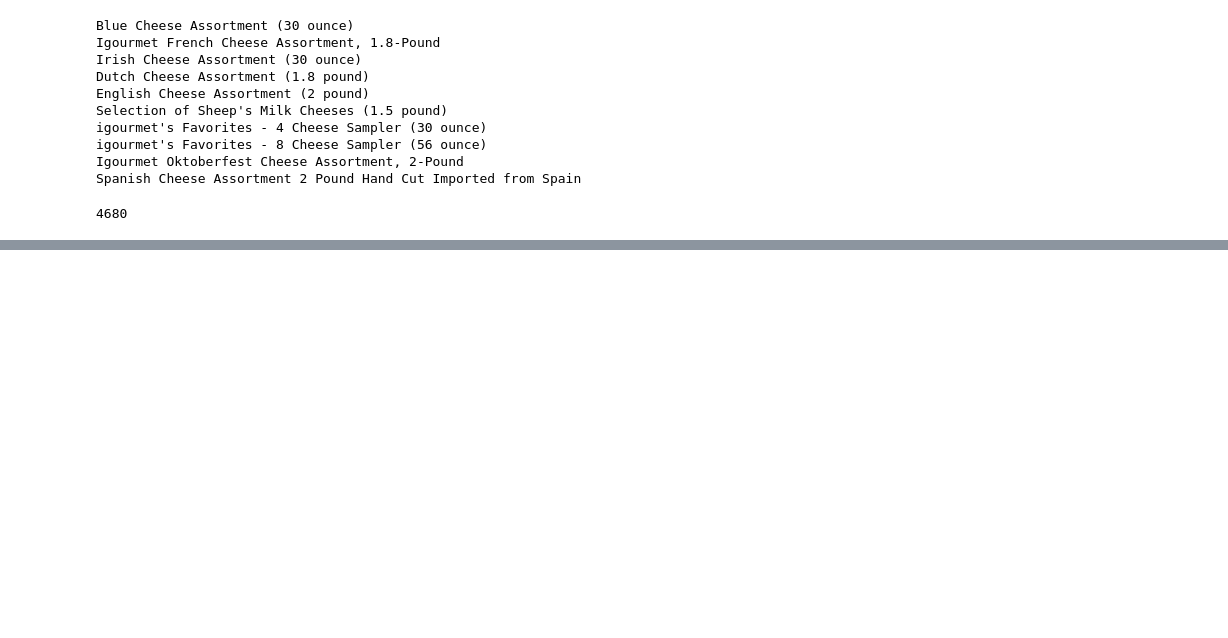
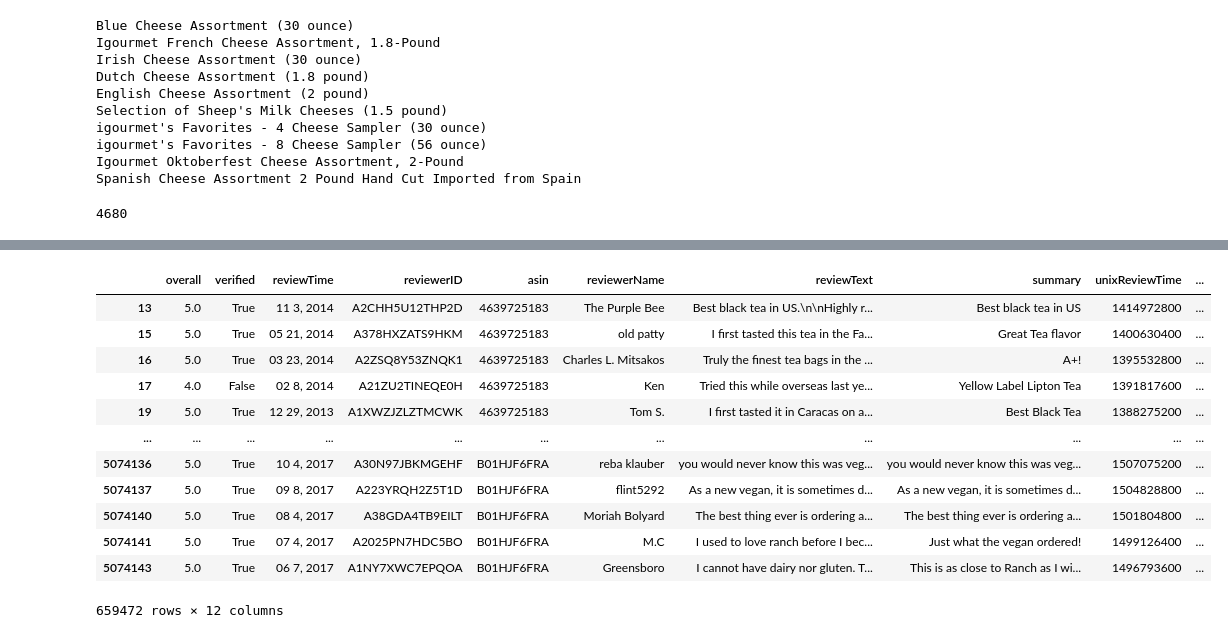
Before and after one commit to Nicoivazquez/Fancy_food_Recommender, a Jupyter notebook: EDA_DataCleanup.ipynb, the cells around one changed output, grey strips where cells are left out. Drawn from its saved outputs; the diff is of its cells as text; code cells hidden in the pictures; blank space fills up the shorter version.

```diff
--- a/EDA_DataCleanup.ipynb
+++ b/EDA_DataCleanup.ipynb
@@ -264,3 +346,22 @@ for l in meta:
     a = r['asin']
     if a in cands_asin:
         reviews[a].append(r)
+# %%
+import pandas as pd
+import gzip
+import json
+
+def parse(path):
+  g = gzip.open(path, 'rb')
+  for l in g:
+    yield json.loads(l)
+
+def getDF(path):
+  i = 0
+  df = {}
+  for d in parse(path):
+    df[i] = d
+    i += 1
+  return pd.DataFrame.from_dict(df, orient='index')
+
+df = getDF('../Grocery_and_Gourmet_Food.json.gz')
@@ -266,0 +399,17 @@ for l in meta:
+# %%
+#df["vote"].astype()
+df[df["vote"].notnull() ]
+# %% [output]
+|  | overall | verified | reviewTime | reviewerID | asin | reviewerName | reviewText | summary | unixReviewTime | ... |
+| 13 | 5.0 | True | 11 3, 2014 | A2CHH5U12THP2D | 4639725183 | The Purple Bee | Best black tea in US.\n\nHighly r... | Best black tea in US | 1414972800 | ... |
+| 15 | 5.0 | True | 05 21, 2014 | A378HXZATS9HKM | 4639725183 | old patty | I first tasted this tea in the Fa... | Great Tea flavor | 1400630400 | ... |
+| 16 | 5.0 | True | 03 23, 2014 | A2ZSQ8Y53ZNQK1 | 4639725183 | Charles L. Mitsakos | Truly the finest tea bags in the ... | A+! | 1395532800 | ... |
+| 17 | 4.0 | False | 02 8, 2014 | A21ZU2TINEQE0H | 4639725183 | Ken | Tried this while overseas last ye... | Yellow Label Lipton Tea | 1391817600 | ... |
+| 19 | 5.0 | True | 12 29, 2013 | A1XWZJZLZTMCWK | 4639725183 | Tom S. | I first tasted it in Caracas on a... | Best Black Tea | 1388275200 | ... |
+| ... | ... | ... | ... | ... | ... | ... | ... | ... | ... | ... |
+| 5074136 | 5.0 | True | 10 4, 2017 | A30N97JBKMGEHF | B01HJF6FRA | reba klauber | you would never know this was veg... | you would never know this was veg... | 1507075200 | ... |
+| 5074137 | 5.0 | True | 09 8, 2017 | A223YRQH2Z5T1D | B01HJF6FRA | flint5292 | As a new vegan, it is sometimes d... | As a new vegan, it is sometimes d... | 1504828800 | ... |
+| 5074140 | 5.0 | True | 08 4, 2017 | A38GDA4TB9EILT | B01HJF6FRA | Moriah Bolyard | The best thing ever is ordering a... | The best thing ever is ordering a... | 1501804800 | ... |
+| 5074141 | 5.0 | True | 07 4, 2017 | A2025PN7HDC5BO | B01HJF6FRA | M.C | I used to love ranch before I bec... | Just what the vegan ordered! | 1499126400 | ... |
+| 5074143 | 5.0 | True | 06 7, 2017 | A1NY7XWC7EPQOA | B01HJF6FRA | Greensboro | I cannot have dairy nor gluten. T... | This is as close to Ranch as I wi... | 1496793600 | ... |
+659472 rows × 12 columns
```
Also changed, not shown: parts of 20 cells of this notebook, 3 other files.
